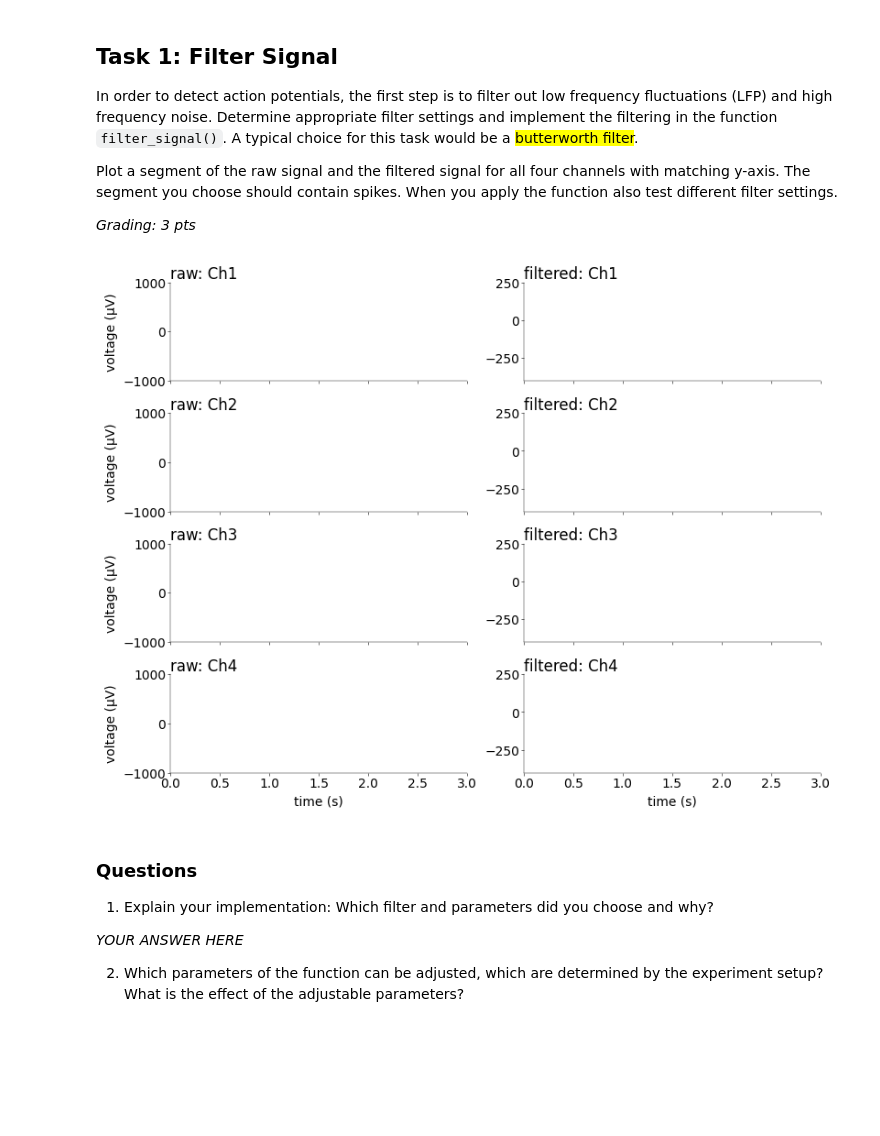
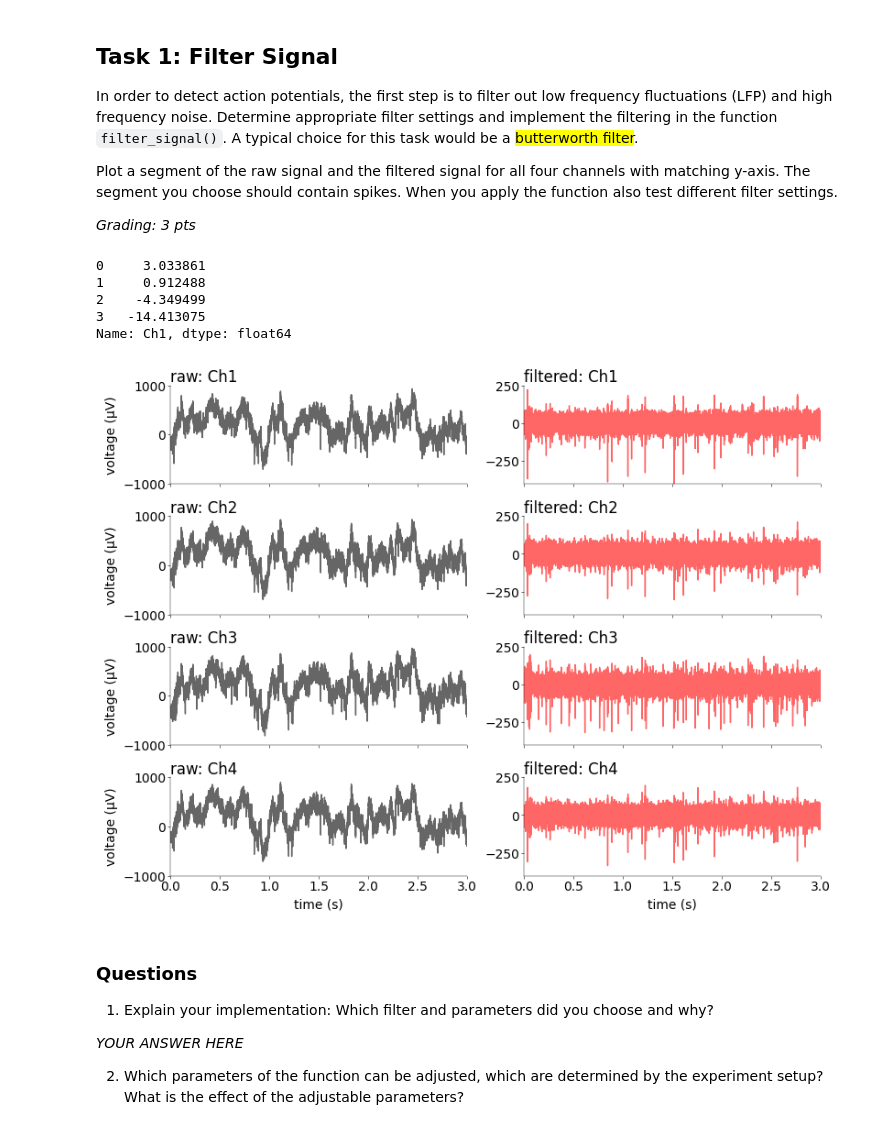
Before and after one commit to luciagrandegon/Neural-Data-Science-2026-Ex1, a Jupyter notebook: notebooks/CodingLab1.ipynb, the cells around one changed output. Cells and saved outputs as stored; diff of their text form; code cells hidden in the pictures; blank space fills up the shorter version.

```diff
--- a/notebooks/CodingLab1.ipynb
+++ b/notebooks/CodingLab1.ipynb
@@ -144,10 +157,27 @@ def filter_signal(
     # -----------------------------------------------------------------
     # implement a suitable filter and apply it to the input data (1pt)
     # -----------------------------------------------------------------
+    # The idea is to build a band - pass filter that allows the fast events (like spikes) to pass and that attenuates everything else.
+    # Because fs=30e3, we capture everything up to 15e3 (Nyquist theorem) --> oversampling. Then we apply the band-pass filter
 
-    pass
+    sos = signal.butter(
+        order, [low, high], "bandpass", analog=False, output="sos", fs=fs
+    )  # coefficients of the filter
+    y_values = signal.sosfiltfilt(
+        sos, x.values, axis=0
+    )  # axis=0 to ensure it filters down the time axis
+    y = pd.DataFrame(y_values, columns=x.columns, index=x.index)
+    return y
 # %%
 xf = filter_signal(x, fs, 500, 4000)
+# %%
+xf["Ch1"][:4]
+# %% [output]
+0     3.033861
+1     0.912488
+2    -4.349499
+3   -14.413075
+Name: Ch1, dtype: float64
 # %%
 mosaic = [
     ["raw: Ch1", "filtered: Ch1"],
@@ -157,34 +187,43 @@ mosaic = [
 ]
 fig, ax = plt.subplot_mosaic(
     mosaic=mosaic, figsize=(8, 6), layout="constrained", dpi=100
 )
 
 # ------------------------------------------------------------------------------------
 # Plot raw and filtered signals for all 4 channels and answer the questions (1+1 pts)
 # ------------------------------------------------------------------------------------
 
 T = 100000
 t = np.arange(0, T) * dt
 
 for i, (raw, filtered) in enumerate(mosaic):
+
+    key = f"Ch{i+1}"
+
     ax[raw].set_xlim((0, 3))
     ax[raw].set_ylim((-1000, 1000))
+    ax[raw].plot(
+        t, x[key][:T], color="black", alpha=0.6
+    )  # just plotting until sample T
 
     ax[filtered].set_xlim((0, 3))
     ax[filtered].set_ylim((-400, 250))
+    ax[filtered].plot(
+        t, xf[key][:T], color="red", alpha=0.6
+    )  # just plotting until sample T
 
     # Add labels and title
     ax[raw].set_ylabel("voltage (μV)")
     ax[raw].set_title(raw, loc="left")
     ax[filtered].set_title(filtered, loc="left")
     if i != 3:
         ax[raw].set_xticklabels([])
         ax[filtered].set_xticklabels([])
     else:
         ax[raw].set_xlabel("time (s)")
         ax[filtered].set_xlabel("time (s)")
 # %% [output]
-[figure, old version]
+[figure, new version]
 # %% [markdown]
 ### Questions
 1) Explain your implementation: Which filter and parameters did you choose and why?
```
Also changed, not shown: parts of 3 cells of this notebook.
